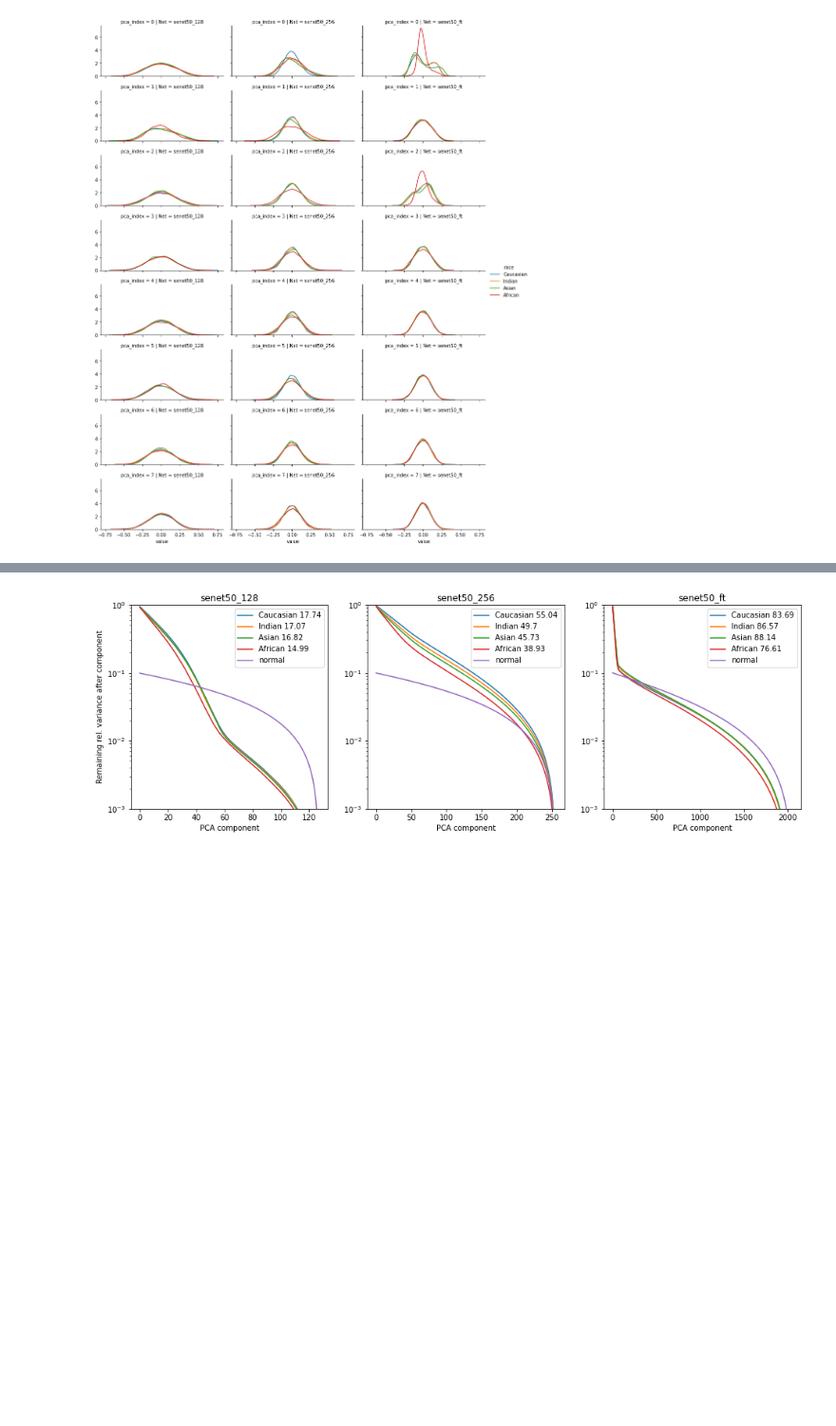
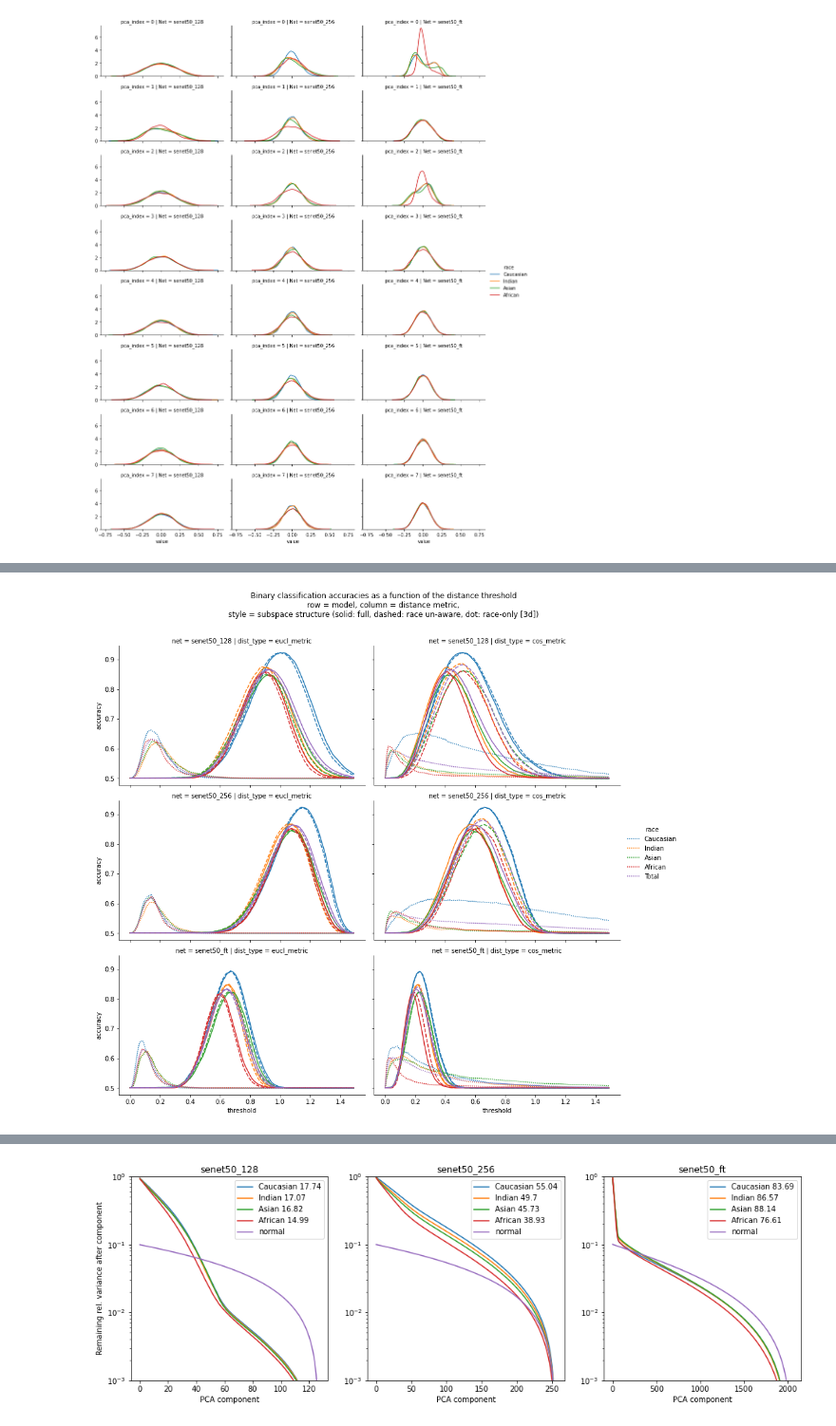
Before and after one commit to samuelwehrli/Face-Recognition-Bias, a Jupyter notebook: Embeddings and Bias Analysis.ipynb, the cells around one changed output, grey strips where cells are left out. Shown at 95% size. Drawn from its saved outputs; the diff is of its cells as text; code cells hidden in the pictures; blank space fills up the shorter version.

Commit message:
Added RFW metrics

```diff
--- a/Embeddings and Bias Analysis.ipynb
+++ b/Embeddings and Bias Analysis.ipynb
@@ -60,7 +61,7 @@ class H5Reader:
     pattern = r'C:\Daten\FaceRecognitionBias\senet50\embeddings\{net}_pytorch_{race}_normed_BGR.h5'
     race_list = ['Caucasian','Indian','Asian','African']
     net_list = ['senet50_128','senet50_256','senet50_ft']
-    hdf_key = '/embeddings'
+
 
     def __init__(self, net):
         self.net = net
@@ -80,18 +81,18 @@ class H5Reader:
         race = list(filter(lambda s: s.lower().startswith(race.lower()),self.race_list))[0]
         return self.pattern.format(net = self.net, race = race)
 
-    def read(self, race_prefix, race_index = False):
+    def read(self, race_prefix, race_index = False, key = '/embeddings'):
         race = self.race(race_prefix)
         path = self.pattern.format(net = self.net, race = race)
-        df = pd.read_hdf(path, self.hdf_key)
+        df = pd.read_hdf(path, key)
         if race_index:
             df['race_index'] = self.race_list.index(race)
         return df
 
-    def read_all(self, N=None, select = 'head'):
+    def read_all(self, N=None, select = 'head', key = '/embeddings'):
         out = []
         for race in self.race_list:
-            df = self.read(race, race_index=True)
+            df = self.read(race, race_index=True, key = key)
             if N is None:
                 out.append(df)
             elif select == 'head':
@@ -100,6 +101,11 @@ class H5Reader:
                 out.append(df.tail(N))
 
         return pd.concat(out,0).set_index('race_index').reset_index()
+
+    def read_pair_labels(self, N=None, select = 'head'):
+        df = self.read_all(key='/images',N=N, select=select)
+        return (df['class'] + '_' + df.img.apply(lambda s: s[:-4].split('.')[1])).values
+
 
     def keys(self, race_prefix):
         race = self.race(race_prefix)
@@ -118,5 +124,5 @@ class H5Reader:
 
 
 r128 = H5Reader('senet50_128')
-r128.keys('c')
+r128.read_pair_labels()
 # %% [output]
@@ -572,0 +748,14 @@ g.add_legend()
+# %%
+g = sns.FacetGrid(cdf2,row='net',col='dist_type',hue='race', hue_order=H5Reader.race_list+['Total'],
+                  aspect=1.5,height=4, legend_out=True)
+g.map_dataframe(sns.lineplot,'threshold','accuracy',style = 'subspace structure')
+g.add_legend()
+plt.subplots_adjust(top=0.88)
+g.fig.suptitle('\n'.join(['Binary classification accuracies as a function of the distance threshold',
+                          'row = model, column = distance metric,',
+                          'style = subspace structure (solid: full, dashed: race un-aware, dot: race-only [3d])']))
+
+plt.savefig('plots/FR_accuracies.png',papertype='A4',dpi=200)
+plt.show()
+# %% [output]
+[figure, added]
```
Also changed, not shown: parts of 11 cells of this notebook, 1 other file.
